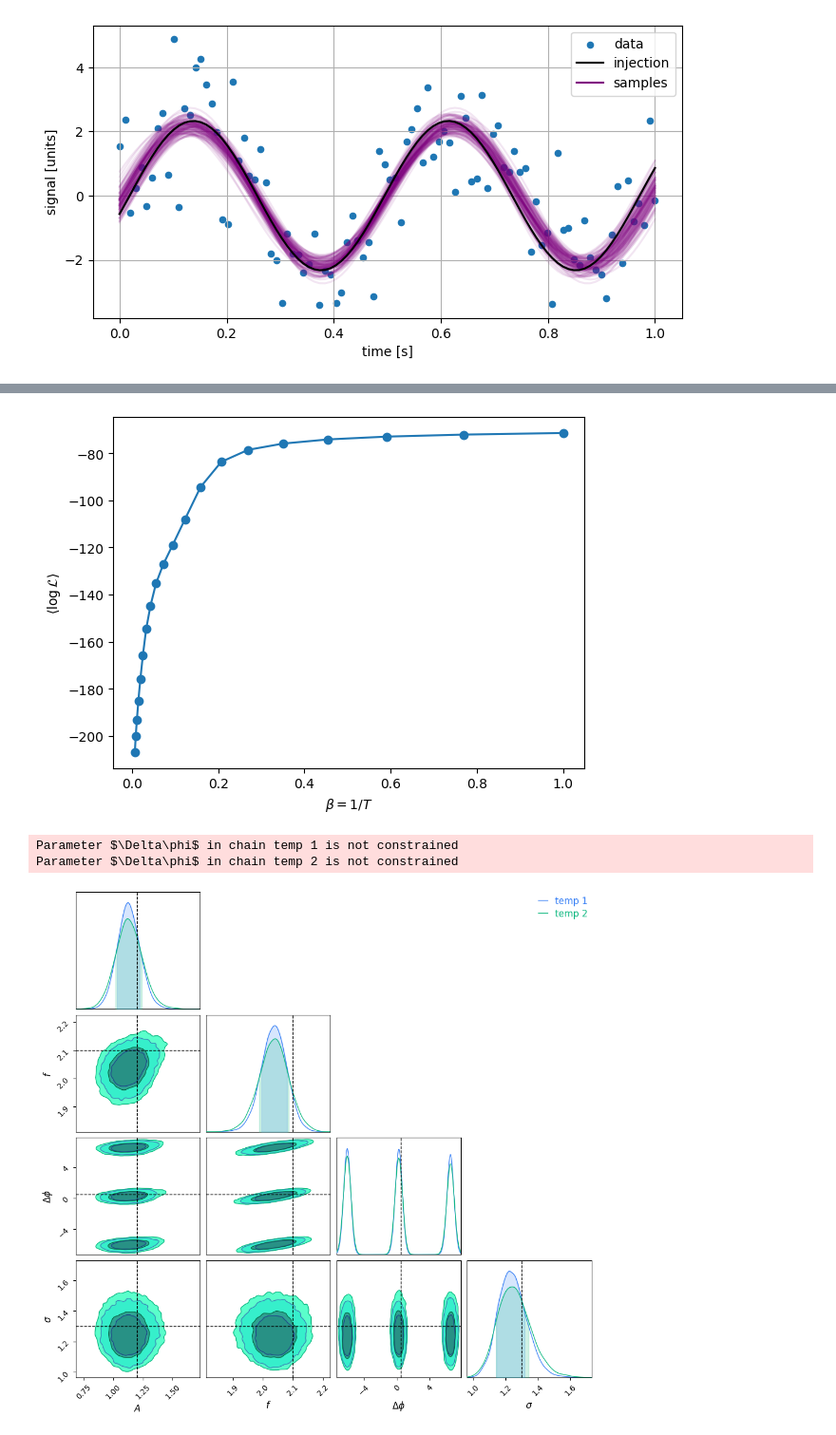
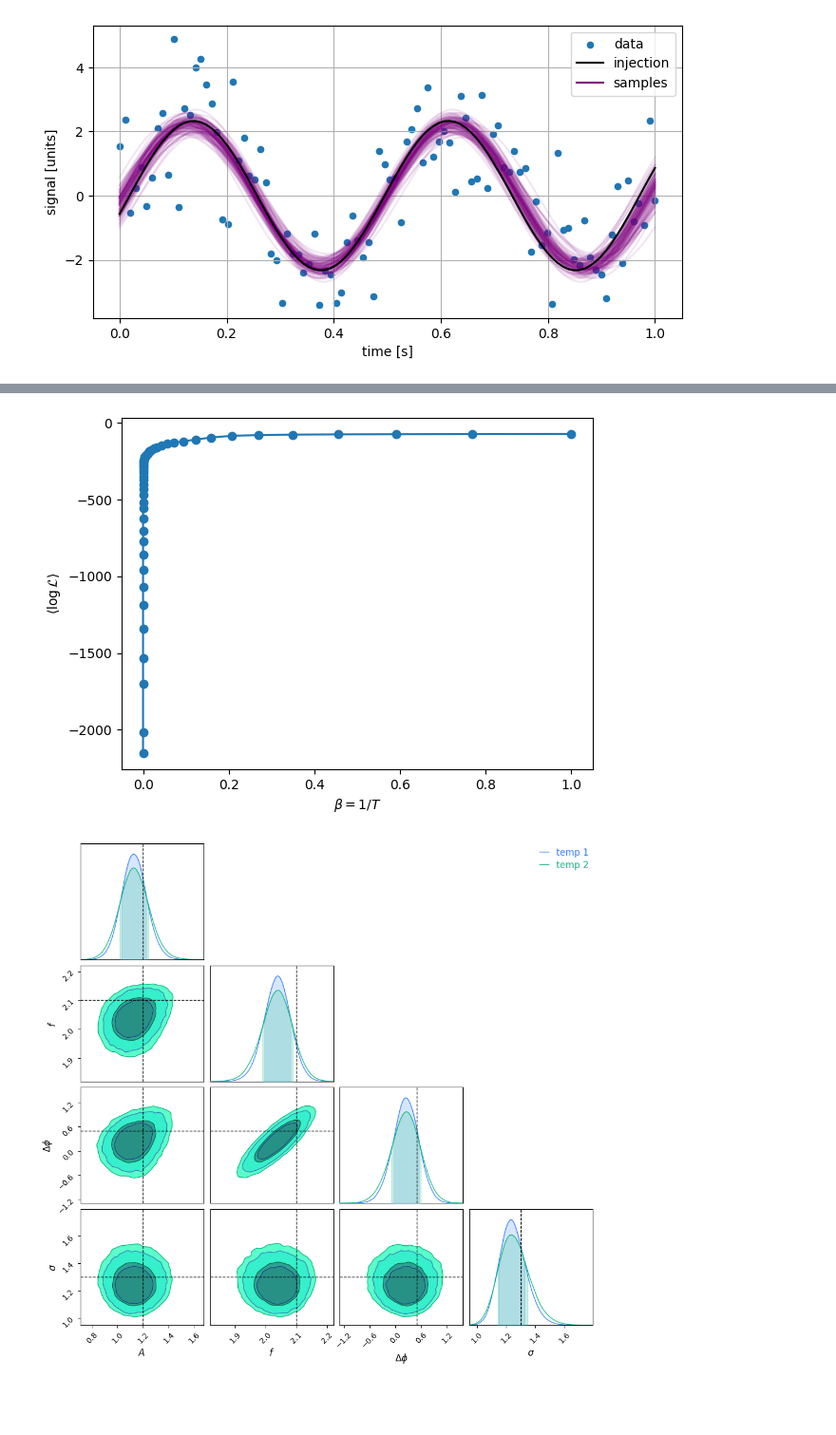
Before and after one commit to aiden-g12321/miscMCMC, a Jupyter notebook: examples/two_waves.ipynb, the cells around one changed output, grey strips where cells are left out. Shown at 95% size. Saved outputs shown, nothing was run; the diff lists cells and outputs as text; code cells hidden in the pictures; blank space fills up the shorter version.

```diff
--- a/examples/two_waves.ipynb
+++ b/examples/two_waves.ipynb
@@ -182,8 +184,8 @@ def lnpost_pt(x, temperature=1.0):
     return fast_lnpost(x) / temperature
 fast_lnpost_pt = jit(lnpost_pt)
 # %%
-num_samples = int(1e5)
-num_chains = 20
+num_samples = int(1e6)
+num_chains = 50
 samples, lnposts, temp_ladder = ptmcmc_sampler(num_samples,
                                                num_chains,
                                                fast_lnpost_pt,
@@ -218,4 +222,6 @@ print(samples.shape)
 # %%
-print(integrated_time(samples[0]))
-print(samples[0].shape[0] // integrated_time(samples[0]))
+auto_correlation = integrated_time(samples[0])
+effective_sample_size = samples[0].shape[0] // auto_correlation
+print(f'auto-correlation = {auto_correlation}')
+print(f'effective sample size = {effective_sample_size}')
 # %% [output]
@@ -236,28 +242,22 @@ plt.show()
 # %%
 # average log-likelood over temperatures
 burnin = num_samples // 5
-avg_lnlikes = np.mean(lnposts[:, burnin:], axis=1) * temp_ladder
+avg_lnlikes = np.mean(lnposts[:, burnin::int(auto_correlation[0])], axis=1) * temp_ladder
 betas = 1. / temp_ladder
 plt.plot(betas, avg_lnlikes, marker='o')
 plt.xlabel(r'$\beta = 1 / T$')
 plt.ylabel(r'$\langle\log\mathcal{L}\rangle$')
 plt.show()
 # %% [output]
-[figure, old version]
+[figure, new version]
 # %%
-from chainconsumer import Chain, ChainConsumer, make_sample, Truth
-
-import pandas as pd
-
-df1 = pd.DataFrame(samples[0], columns=x_labels)
-df2 = pd.DataFrame(samples[1], columns=x_labels)
+df1 = pd.DataFrame(samples[0, burnin::int(auto_correlation[0])], columns=x_labels)
+df2 = pd.DataFrame(samples[1, burnin::int(auto_correlation[0])], columns=x_labels)
 
 c = ChainConsumer()
 c.add_chain(Chain(samples=df1, name='temp 1'))
 c.add_chain(Chain(samples=df2, name='temp 2'))
 c.add_truth(Truth(location={x_label: x_val for x_label, x_val in zip(x_labels, x_inj)}))
 fig = c.plotter.plot(range)
 # %% [output]
-Parameter $\Delta\phi$ in chain temp 1 is not constrained
-Parameter $\Delta\phi$ in chain temp 2 is not constrained
-[figure, old version]
+[figure, new version]
```
Also changed, not shown: parts of 8 cells of this notebook.
